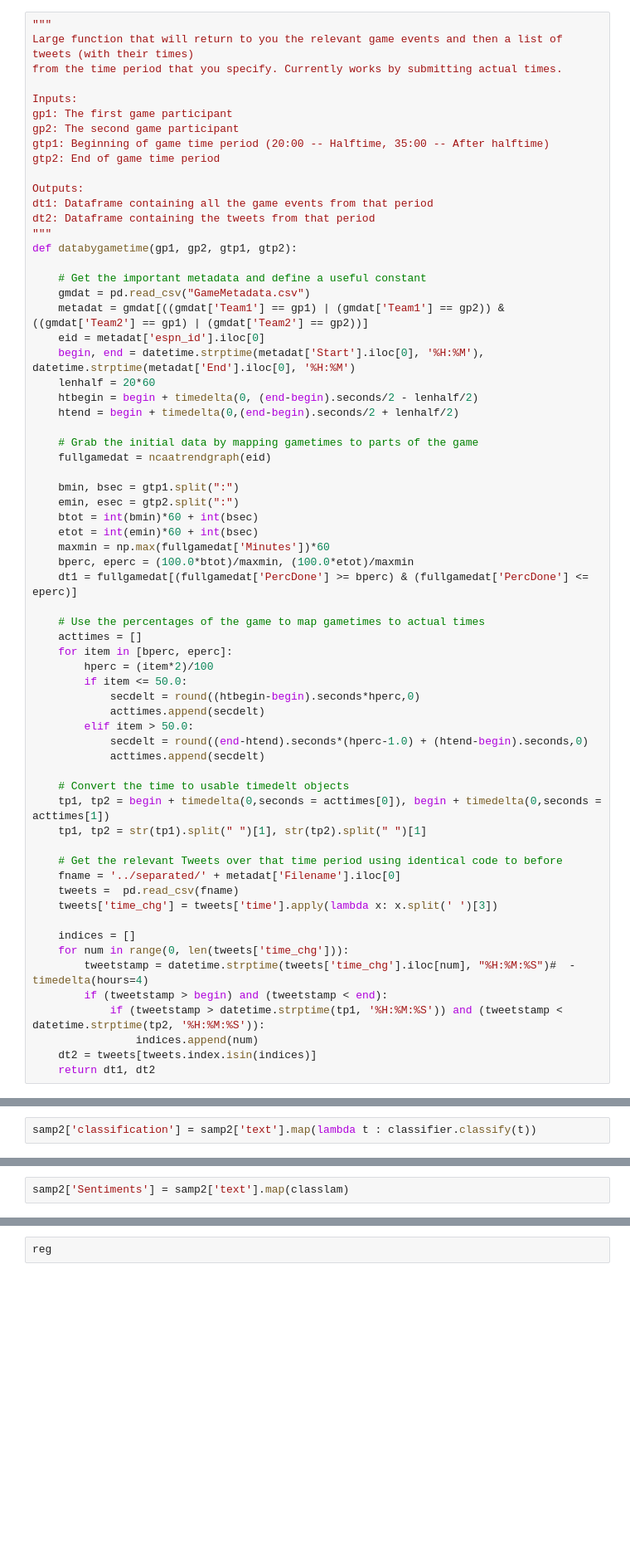
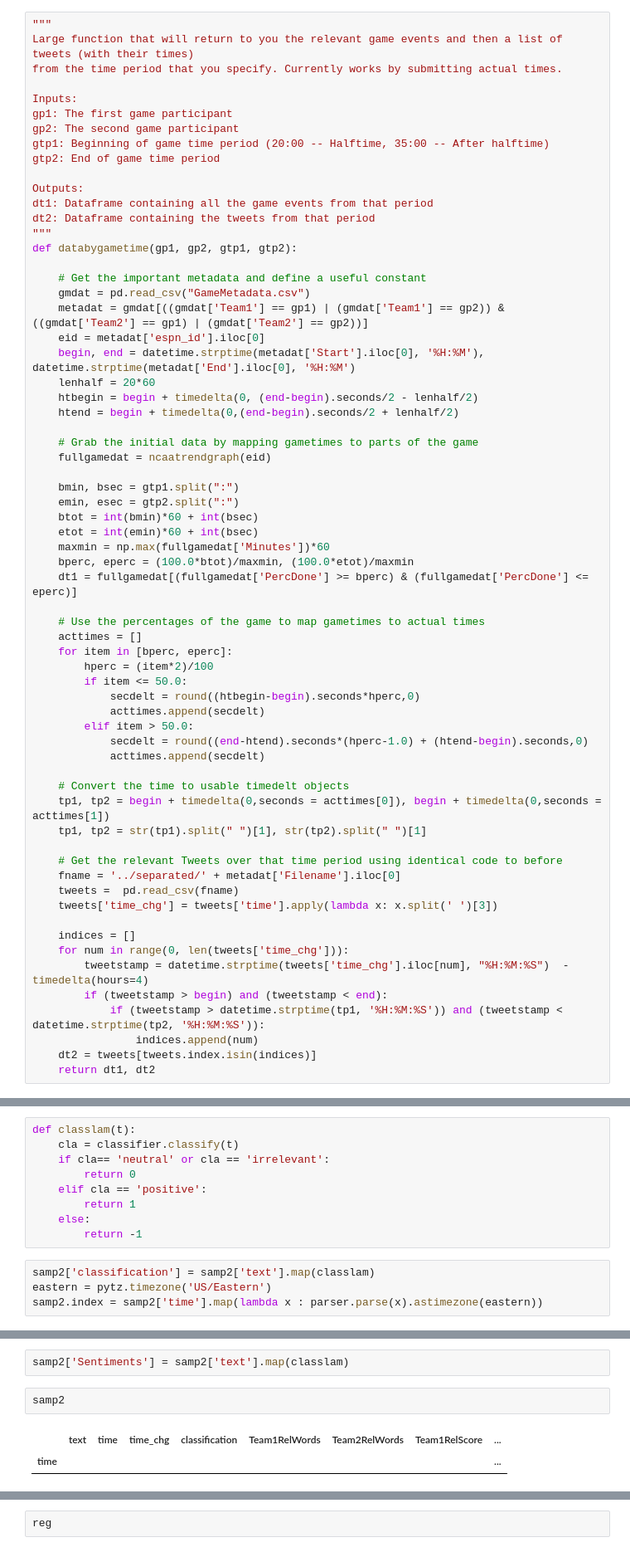
Before and after one commit to greensam/am221project, a Jupyter notebook: Analysis/Segment Data by Time.ipynb, the cells around one changed output, grey strips where cells are left out. Shown at 83% size. Drawn from its saved outputs; the diff is of its cells as text; blank space fills up the shorter version.

```diff
--- a/Analysis/Segment Data by Time.ipynb
+++ b/Analysis/Segment Data by Time.ipynb
@@ -253,7 +258,7 @@ def databygametime(gp1, gp2, gtp1, gtp2):
 
     indices = []
     for num in range(0, len(tweets['time_chg'])):
-        tweetstamp = datetime.strptime(tweets['time_chg'].iloc[num], "%H:%M:%S")#  - timedelta(hours=4)
+        tweetstamp = datetime.strptime(tweets['time_chg'].iloc[num], "%H:%M:%S")  - timedelta(hours=4)
         if (tweetstamp > begin) and (tweetstamp < end):
             if (tweetstamp > datetime.strptime(tp1, '%H:%M:%S')) and (tweetstamp < datetime.strptime(tp2, '%H:%M:%S')):
                 indices.append(num)
@@ -271,2 +271,13 @@ classifier.classify("no doubt best awesome amazing team best product")
-# %%
-samp2['classification'] = samp2['text'].map(lambda t : classifier.classify(t))
+# %%
+def classlam(t):
+    cla = classifier.classify(t)
+    if cla== 'neutral' or cla == 'irrelevant':
+        return 0
+    elif cla == 'positive':
+        return 1
+    else:
+        return -1
+# %%
+samp2['classification'] = samp2['text'].map(classlam)
+eastern = pytz.timezone('US/Eastern')
+samp2.index = samp2['time'].map(lambda x : parser.parse(x).astimezone(eastern))
@@ -474,5 +493,10 @@ def classlam(t):
         return -1
 # %%
 samp2['Sentiments'] = samp2['text'].map(classlam)
+# %%
+samp2
+# %% [output]
+|  | text | time | time_chg | classification | Team1RelWords | Team2RelWords | Team1RelScore | ... |
+| time |  |  |  |  |  |  |  | ... |
 # %%
 countts = samp2['text'].groupby([samp2.index.hour, samp2.index.minute]).count().plot()
```
Also changed, not shown: parts of 11 cells of this notebook, 4 other files.
